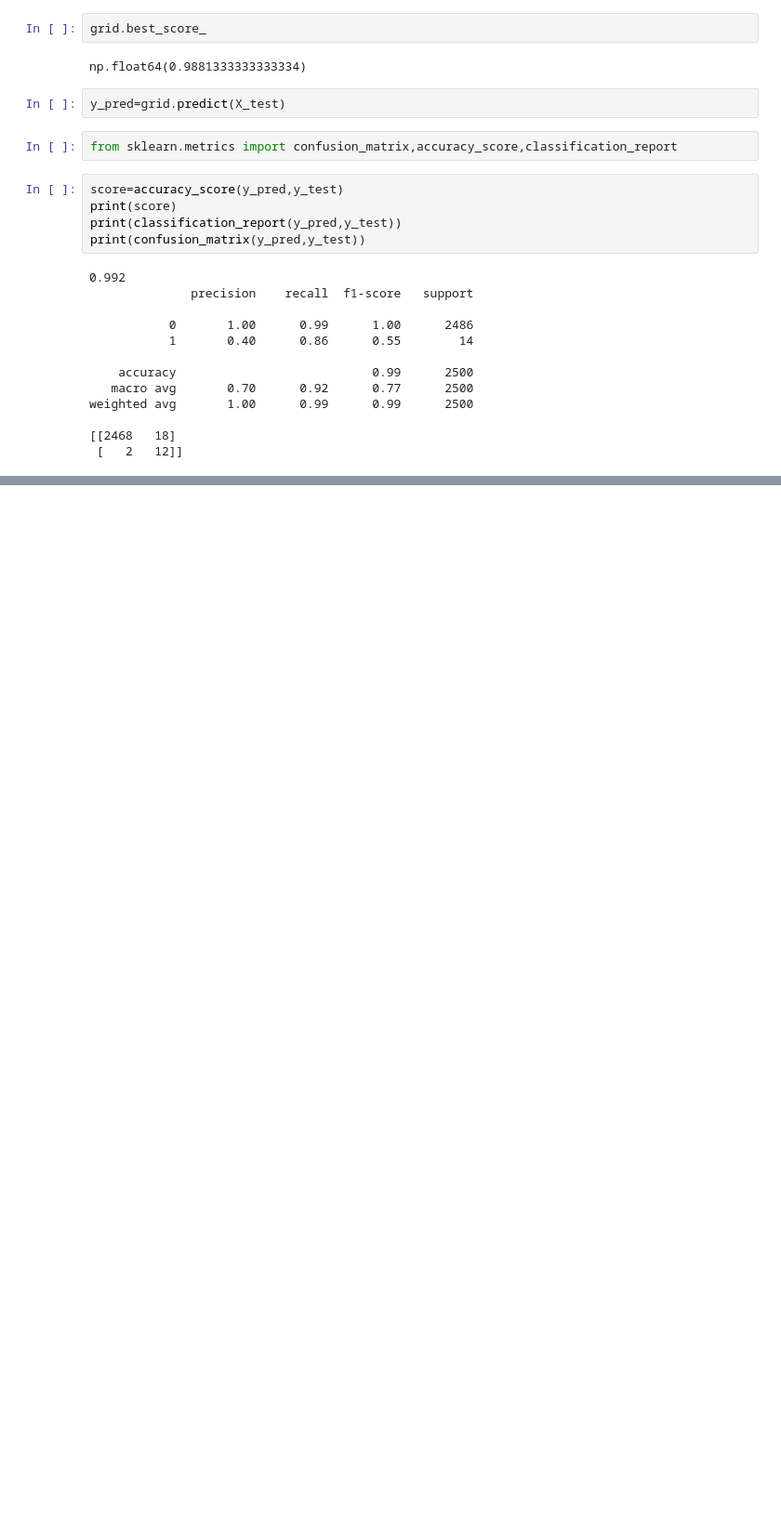
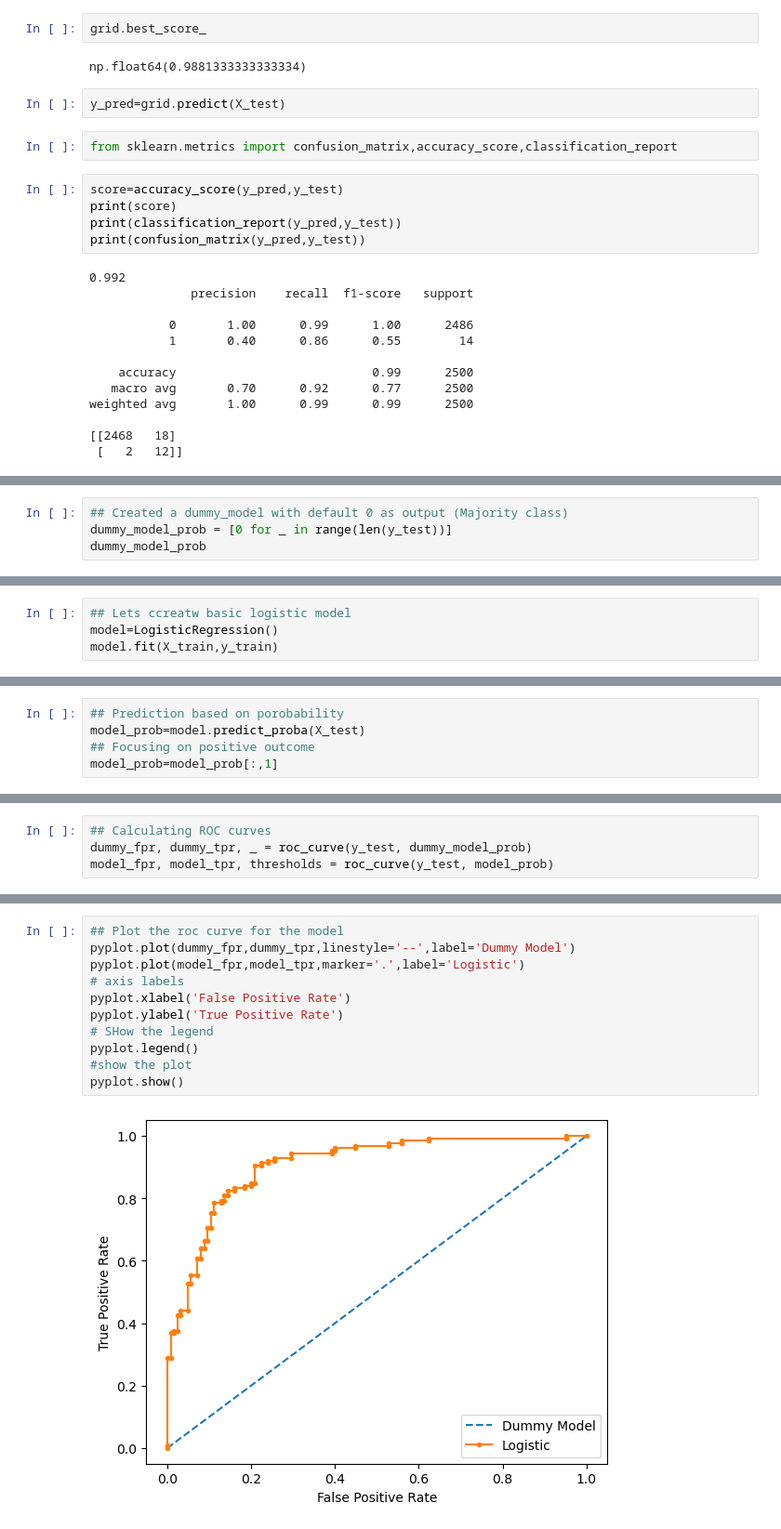
Before and after one commit to Shourya-31/Machine-Learning-31, a Jupyter notebook: MLOPS/Supervised Learning/Logistic Regression/LogisticReg.ipynb, the cells around one changed output, grey strips where cells are left out. Shown: that part at 93% size. Cells and saved outputs as stored; diff of their text form; blank space fills up the shorter version.

Commit message:
Roc auc curve complete

```diff
--- a/MLOPS/Supervised Learning/Logistic Regression/LogisticReg.ipynb
+++ b/MLOPS/Supervised Learning/Logistic Regression/LogisticReg.ipynb
@@ -484,0 +502,4 @@ weighted avg       1.00      0.99      0.99      2500
+# %%
+## Created a dummy_model with default 0 as output (Majority class)
+dummy_model_prob = [0 for _ in range(len(y_test))]
+dummy_model_prob
@@ -484,0 +524,4 @@ weighted avg       1.00      0.99      0.99      2500
+# %%
+## Lets ccreatw basic logistic model
+model=LogisticRegression()
+model.fit(X_train,y_train)
@@ -484,0 +530,5 @@ weighted avg       1.00      0.99      0.99      2500
+# %%
+## Prediction based on porobability
+model_prob=model.predict_proba(X_test)
+## Focusing on positive outcome
+model_prob=model_prob[:,1]
@@ -484,0 +544,4 @@ weighted avg       1.00      0.99      0.99      2500
+# %%
+## Calculating ROC curves
+dummy_fpr, dummy_tpr, _ = roc_curve(y_test, dummy_model_prob)
+model_fpr, model_tpr, thresholds = roc_curve(y_test, model_prob)
@@ -484,0 +578,13 @@ weighted avg       1.00      0.99      0.99      2500
+# %%
+## Plot the roc curve for the model
+pyplot.plot(dummy_fpr,dummy_tpr,linestyle='--',label='Dummy Model')
+pyplot.plot(model_fpr,model_tpr,marker='.',label='Logistic')
+# axis labels
+pyplot.xlabel('False Positive Rate')
+pyplot.ylabel('True Positive Rate')
+# SHow the legend
+pyplot.legend()
+#show the plot
+pyplot.show()
+# %% [output]
+[figure, added]
```
Also changed, not shown: parts of 17 cells of this notebook.
